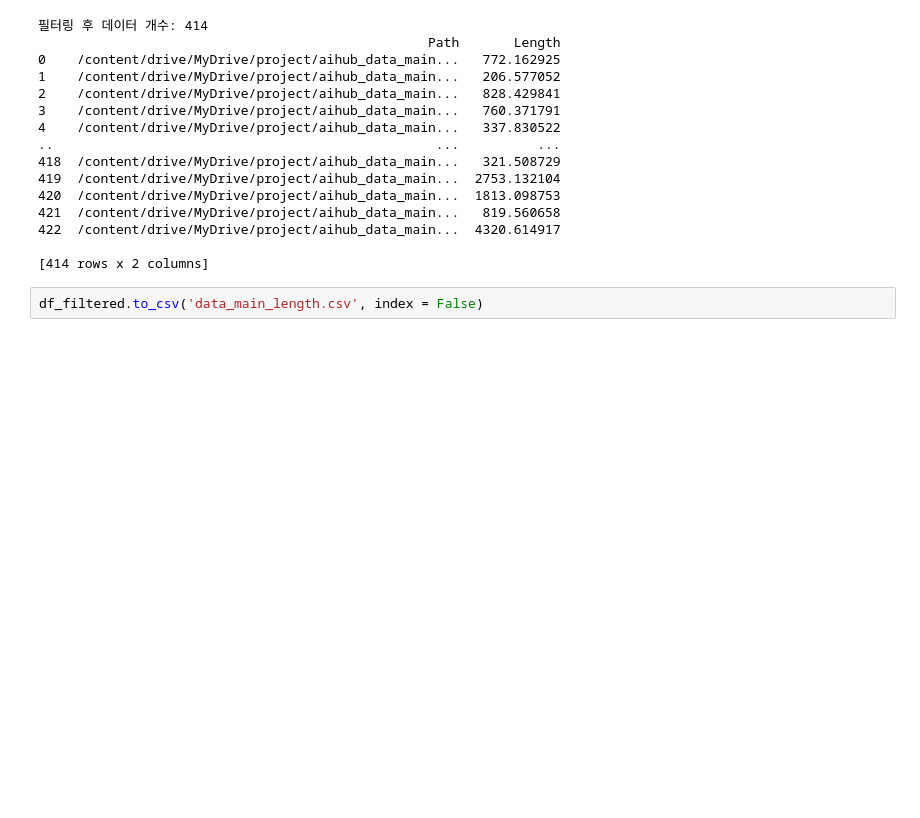
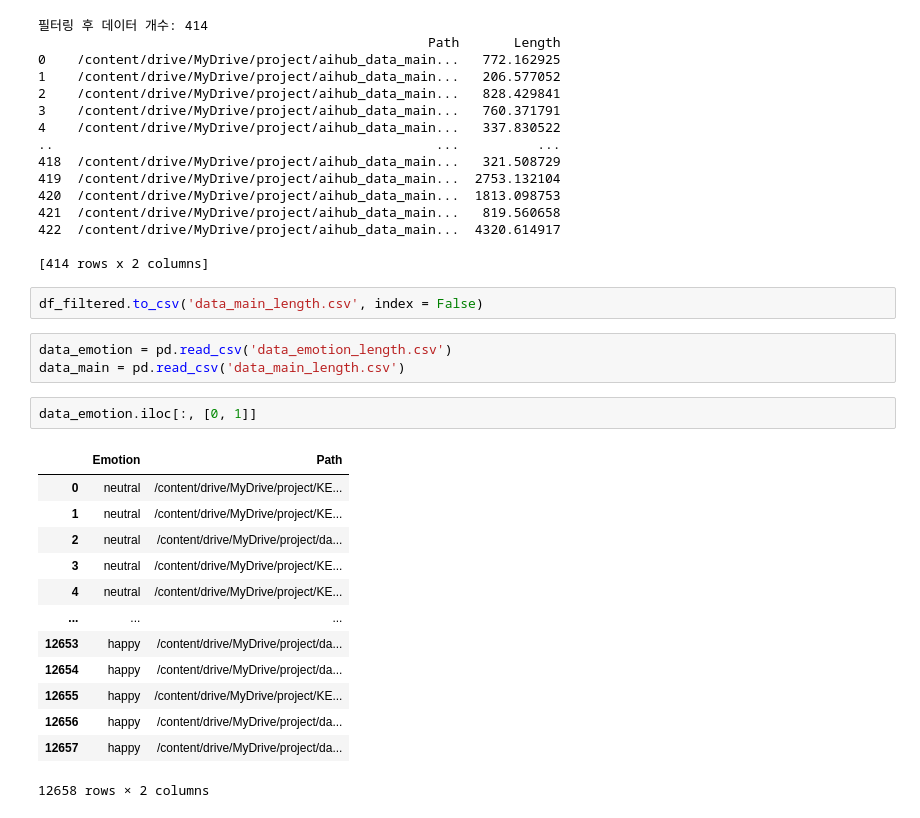
Before and after one commit to Yewon9/Emotion_Recognition_STT, a Jupyter notebook: EDA.ipynb, the cells around one changed output. Saved outputs shown, nothing was run; the diff lists cells and outputs as text; blank space fills up the shorter version.

```diff
--- a/EDA.ipynb
+++ b/EDA.ipynb
@@ -663,3 +663,22 @@ print(df_filtered)
 [414 rows x 2 columns]
 # %%
 df_filtered.to_csv('data_main_length.csv', index = False)
+# %%
+data_emotion = pd.read_csv('data_emotion_length.csv')
+data_main = pd.read_csv('data_main_length.csv')
+# %%
+data_emotion.iloc[:, [0, 1]]
+# %% [output]
+|  | Emotion | Path |
+| 0 | neutral | /content/drive/MyDrive/project/KE... |
+| 1 | neutral | /content/drive/MyDrive/project/KE... |
+| 2 | neutral | /content/drive/MyDrive/project/da... |
+| 3 | neutral | /content/drive/MyDrive/project/KE... |
+| 4 | neutral | /content/drive/MyDrive/project/KE... |
+| ... | ... | ... |
+| 12653 | happy | /content/drive/MyDrive/project/da... |
+| 12654 | happy | /content/drive/MyDrive/project/da... |
+| 12655 | happy | /content/drive/MyDrive/project/KE... |
+| 12656 | happy | /content/drive/MyDrive/project/da... |
+| 12657 | happy | /content/drive/MyDrive/project/da... |
+12658 rows × 2 columns
```
Also changed, not shown: parts of 2 cells of this notebook.
